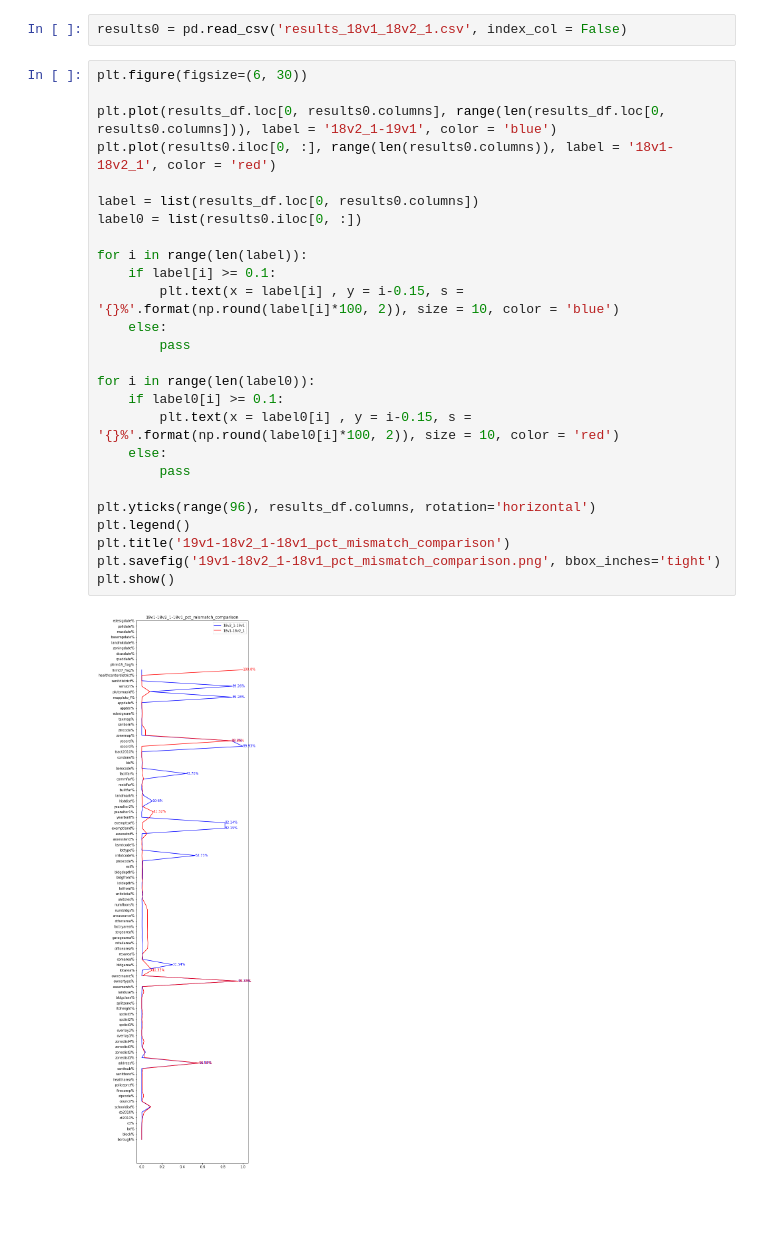
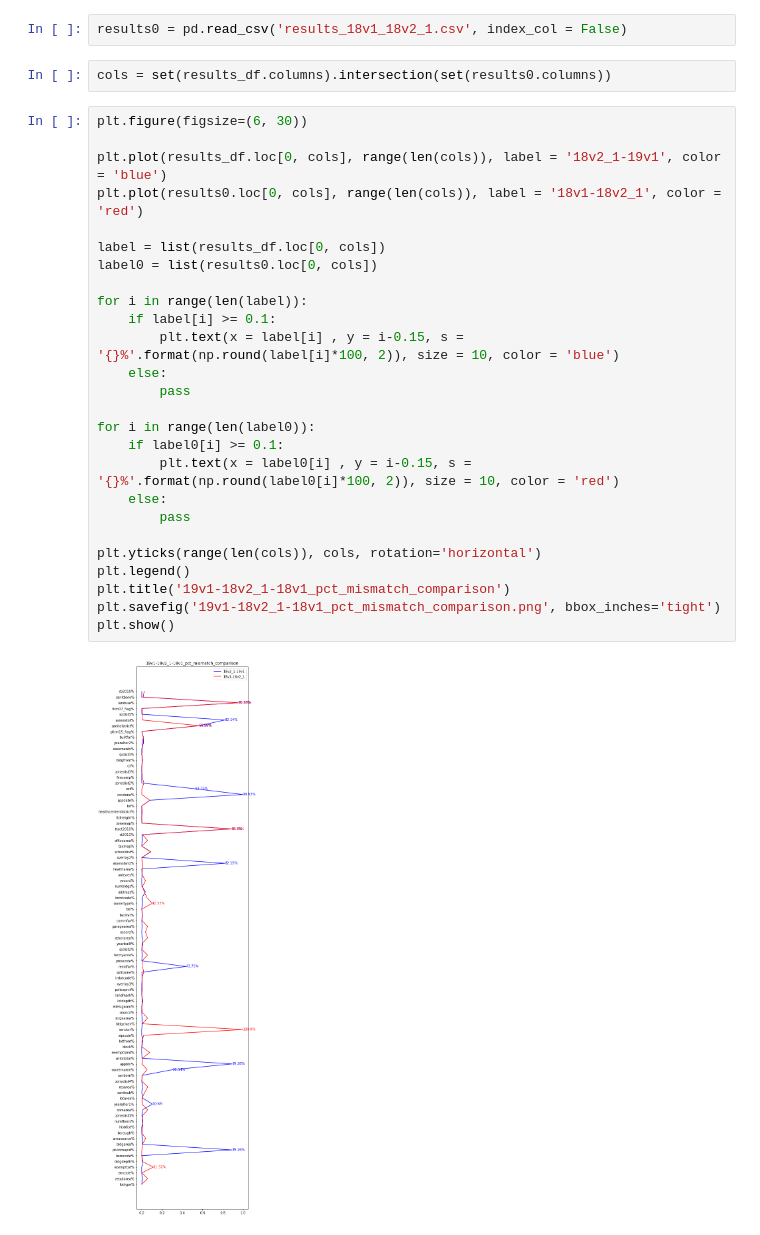
Before and after one commit to NYCPlanning/db-pluto-qaqc, a Jupyter notebook: 19v1/pluto19v1-18v2_1-comparison.ipynb, the cells around one changed output. Saved outputs shown, nothing was run; the diff lists cells and outputs as text; blank space fills up the shorter version.

Commit message:
update visualization

```diff
--- a/19v1/pluto19v1-18v2_1-comparison.ipynb
+++ b/19v1/pluto19v1-18v2_1-comparison.ipynb
@@ -111,30 +115,32 @@ elapsed_time/60
 # %%
 results0 = pd.read_csv('results_18v1_18v2_1.csv', index_col = False)
+# %%
+cols = set(results_df.columns).intersection(set(results0.columns))
 # %%
 plt.figure(figsize=(6, 30))
 
-plt.plot(results_df.loc[0, results0.columns], range(len(results_df.loc[0, results0.columns])), label = '18v2_1-19v1', color = 'blue')
-plt.plot(results0.iloc[0, :], range(len(results0.columns)), label = '18v1-18v2_1', color = 'red')
+plt.plot(results_df.loc[0, cols], range(len(cols)), label = '18v2_1-19v1', color = 'blue')
+plt.plot(results0.loc[0, cols], range(len(cols)), label = '18v1-18v2_1', color = 'red')
 
-label = list(results_df.loc[0, results0.columns])
-label0 = list(results0.iloc[0, :])
+label = list(results_df.loc[0, cols])
+label0 = list(results0.loc[0, cols])
 
 for i in range(len(label)):
     if label[i] >= 0.1:
         plt.text(x = label[i] , y = i-0.15, s = '{}%'.format(np.round(label[i]*100, 2)), size = 10, color = 'blue')
     else:
         pass
 
 for i in range(len(label0)):
     if label0[i] >= 0.1:
         plt.text(x = label0[i] , y = i-0.15, s = '{}%'.format(np.round(label0[i]*100, 2)), size = 10, color = 'red')
     else:
         pass
 
-plt.yticks(range(96), results_df.columns, rotation='horizontal')
+plt.yticks(range(len(cols)), cols, rotation='horizontal')
 plt.legend()
 plt.title('19v1-18v2_1-18v1_pct_mismatch_comparison')
 plt.savefig('19v1-18v2_1-18v1_pct_mismatch_comparison.png', bbox_inches='tight')
 plt.show()
 # %% [output]
-[figure, old version]
+[figure, new version]
```
Also changed, not shown: parts of 3 cells of this notebook, 1 other file.
